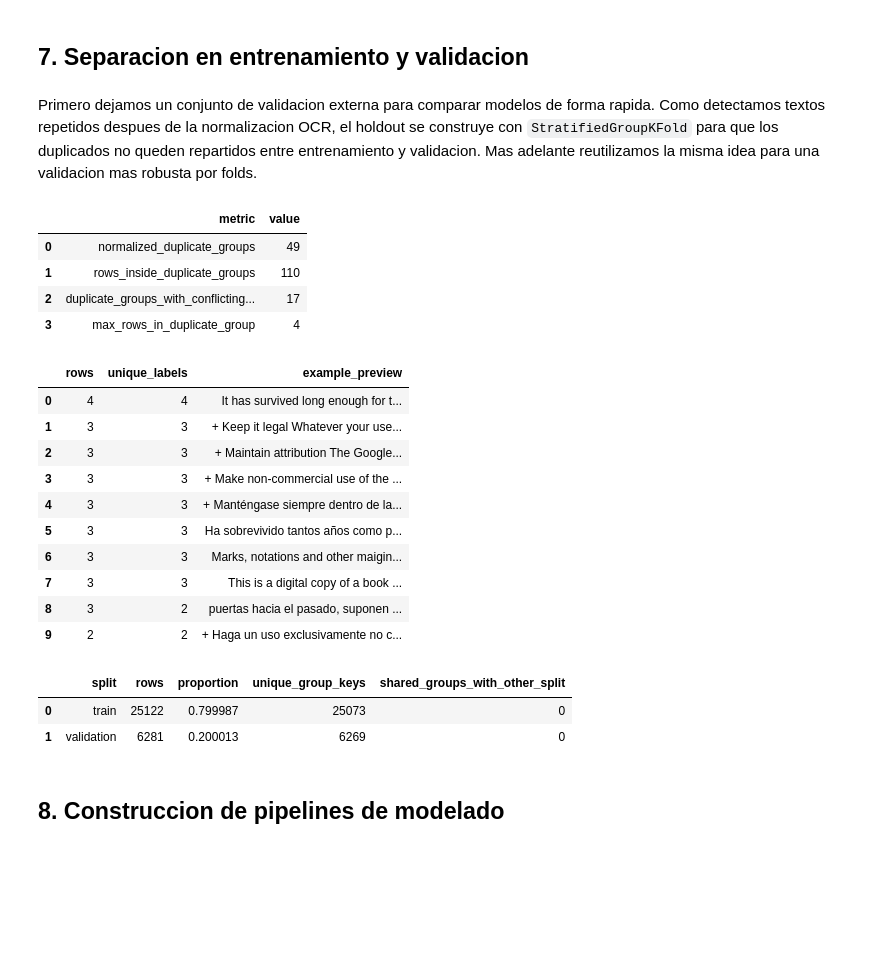
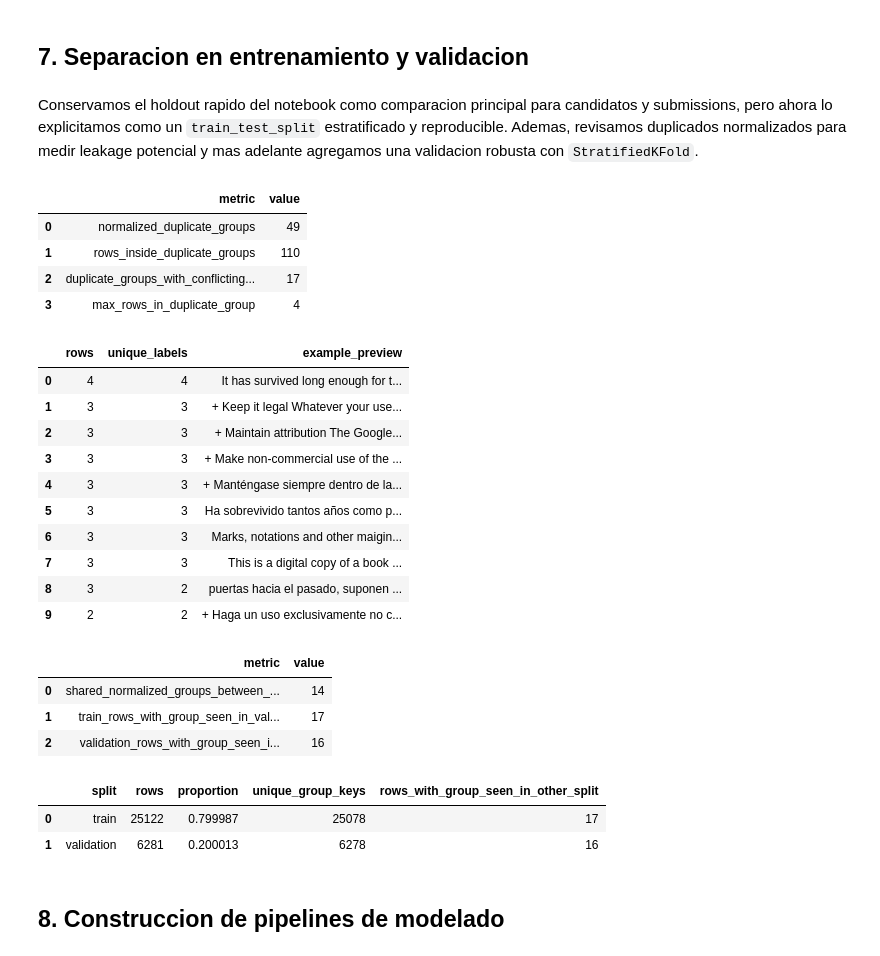
Before and after one commit to jebriceno2/Proyecto-Machine_learning, a Jupyter notebook: notebooks/proyecto_final.ipynb, the cells around one changed output. Cells and saved outputs as stored; diff of their text form; code cells hidden in the pictures; blank space fills up the shorter version.

```diff
--- a/notebooks/proyecto_final.ipynb
+++ b/notebooks/proyecto_final.ipynb
@@ -67,12 +67,14 @@ Estas banderas permiten controlar el costo computacional del notebook.
 
 Por defecto dejamos la version razonable para que el notebook corra sin quedarse demasiado tiempo congelado en VS Code o Jupyter.
 # %%
-EXECUTION_MODE = 'FULL'  # 'FAST' o 'FULL'
+EXECUTION_MODE = 'FAST'  # 'FAST' o 'FULL'
 RUN_FULL_MODEL_COMPARISON = EXECUTION_MODE.upper() == 'FULL'
-RUN_GRID_SEARCH = True
+RUN_GRID_SEARCH = EXECUTION_MODE.upper() == 'FULL'
 RUN_FIVE_SUBMISSIONS = False
+RUN_GROUPED_DIAGNOSTICS = False
 RANDOM_SEED = 42
 GRIDSEARCH_N_JOBS = 1
+HOLDOUT_TEST_SIZE = 0.2
 # %%
 np.random.seed(RANDOM_SEED)
 
@@ -489,7 +504,7 @@ Estas features salen del texto mismo. El modelo las recibe como columnas numeric
 # %% [markdown]
 ## 7. Separacion en entrenamiento y validacion
 # %% [markdown]
-Primero dejamos un conjunto de validacion externa para comparar modelos de forma rapida. Como detectamos textos repetidos despues de la normalizacion OCR, el holdout se construye con `StratifiedGroupKFold` para que los duplicados no queden repartidos entre entrenamiento y validacion. Mas adelante reutilizamos la misma idea para una validacion mas robusta por folds.
+Conservamos el holdout rapido del notebook como comparacion principal para candidatos y submissions, pero ahora lo explicitamos como un `train_test_split` estratificado y reproducible. Ademas, revisamos duplicados normalizados para medir leakage potencial y mas adelante agregamos una validacion robusta con `StratifiedKFold`.
 # %%
 X_full = train_df[['text']].copy()
 y_full = train_df['decade'].copy()
@@ -529,47 +544,79 @@ duplicate_summary_df = pd.DataFrame(
 display(duplicate_summary_df)
 display(duplicate_groups_df[['rows', 'unique_labels', 'example_preview']].head(10))
 
-holdout_splitter = StratifiedGroupKFold(n_splits=HOLDOUT_N_SPLITS, shuffle=True, random_state=RANDOM_SEED)
-train_idx, valid_idx = next(holdout_splitter.split(X_full, y_full, groups=text_group_keys))
+X_train, X_valid, y_train, y_valid = train_test_split(
+    X_full,
+    y_full,
+    test_size=HOLDOUT_TEST_SIZE,
+    random_state=RANDOM_SEED,
+    stratify=y_full,
+)
 
-X_train = X_full.iloc[train_idx].reset_index(drop=True)
-X_valid = X_full.iloc[valid_idx].reset_index(drop=True)
-y_train = y_full.iloc[train_idx].reset_index(drop=True)
-y_valid = y_full.iloc[valid_idx].reset_index(drop=True)
-train_groups = text_group_keys.iloc[train_idx].reset_index(drop=True)
-valid_groups = text_group_keys.iloc[valid_idx].reset_index(drop=True)
-shared_group_count = len(set(train_groups) & set(valid_groups))
+train_groups = text_group_keys.loc[X_train.index].copy()
+valid_groups = text_group_keys.loc[X_valid.index].copy()
+shared_group_keys = set(train_groups) & set(valid_groups)
+shared_group_count = len(shared_group_keys)
+
+overlap_summary_df = pd.DataFrame(
+    {
+        'metric': [
+            'shared_normalized_groups_between_holdout_splits',
+            'train_rows_with_group_seen_in_validation',
+            'validation_rows_with_group_seen_in_train',
+        ],
+        'value': [
+            shared_group_count,
+            int(train_groups.isin(shared_group_keys).sum()),
+            int(valid_groups.isin(shared_group_keys).sum()),
+        ],
+    }
+)
+display(overlap_summary_df)
+
+X_train = X_train.reset_index(drop=True)
+X_valid = X_valid.reset_index(drop=True)
+y_train = y_train.reset_index(drop=True)
+y_valid = y_valid.reset_index(drop=True)
+train_groups = train_groups.reset_index(drop=True)
+valid_groups = valid_groups.reset_index(drop=True)
 
 split_summary_df = pd.DataFrame(
     {
         'split': ['train', 'validation'],
         'rows': [len(X_train), len(X_valid)],
         'proportion': [len(X_train) / len(X_full), len(X_valid) / len(X_full)],
         'unique_group_keys': [train_groups.nunique(), valid_groups.nunique()],
-        'shared_groups_with_other_split': [shared_group_count, shared_group_count],
+        'rows_with_group_seen_in_other_split': [
+            int(train_groups.isin(shared_group_keys).sum()),
+            int(valid_groups.isin(shared_group_keys).sum()),
+        ],
     }
 )
 split_summary_df
 # %% [output]
 |  | metric | value |
 | 0 | normalized_duplicate_groups | 49 |
 | 1 | rows_inside_duplicate_groups | 110 |
 | 2 | duplicate_groups_with_conflicting... | 17 |
 | 3 | max_rows_in_duplicate_group | 4 |
 |  | rows | unique_labels | example_preview |
 | 0 | 4 | 4 | It has survived long enough for t... |
 | 1 | 3 | 3 | + Keep it legal Whatever your use... |
 | 2 | 3 | 3 | + Maintain attribution The Google... |
 | 3 | 3 | 3 | + Make non-commercial use of the ... |
 | 4 | 3 | 3 | + Manténgase siempre dentro de la... |
 | 5 | 3 | 3 | Ha sobrevivido tantos años como p... |
 | 6 | 3 | 3 | Marks, notations and other maigin... |
 | 7 | 3 | 3 | This is a digital copy of a book ... |
 | 8 | 3 | 2 | puertas hacia el pasado, suponen ... |
 | 9 | 2 | 2 | + Haga un uso exclusivamente no c... |
-|  | split | rows | proportion | unique_group_keys | shared_groups_with_other_split |
-| 0 | train | 25122 | 0.799987 | 25073 | 0 |
-| 1 | validation | 6281 | 0.200013 | 6269 | 0 |
+|  | metric | value |
+| 0 | shared_normalized_groups_between_... | 14 |
+| 1 | train_rows_with_group_seen_in_val... | 17 |
+| 2 | validation_rows_with_group_seen_i... | 16 |
+|  | split | rows | proportion | unique_group_keys | rows_with_group_seen_in_other_split |
+| 0 | train | 25122 | 0.799987 | 25078 | 17 |
+| 1 | validation | 6281 | 0.200013 | 6278 | 16 |
 # %% [markdown]
 ## 8. Construccion de pipelines de modelado
 # %% [markdown]
```
Also changed, not shown: parts of 23 cells of this notebook, 1 other file.
